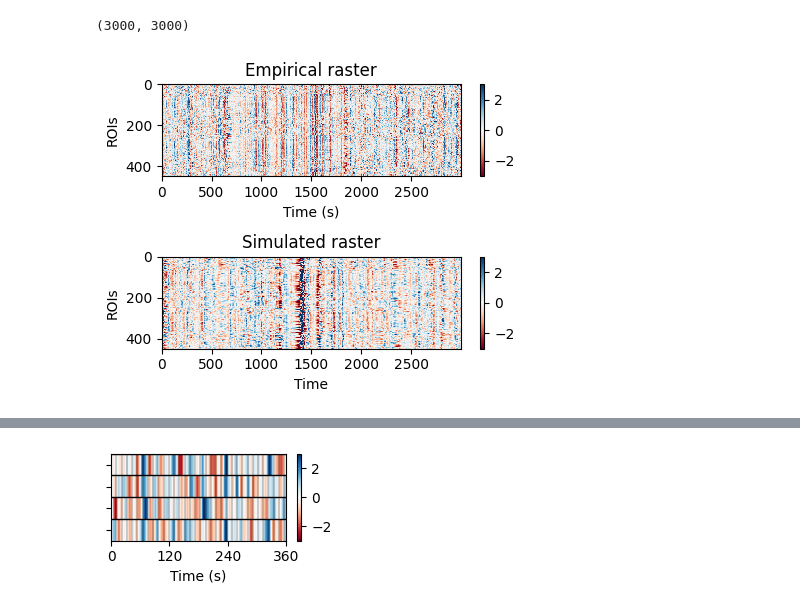
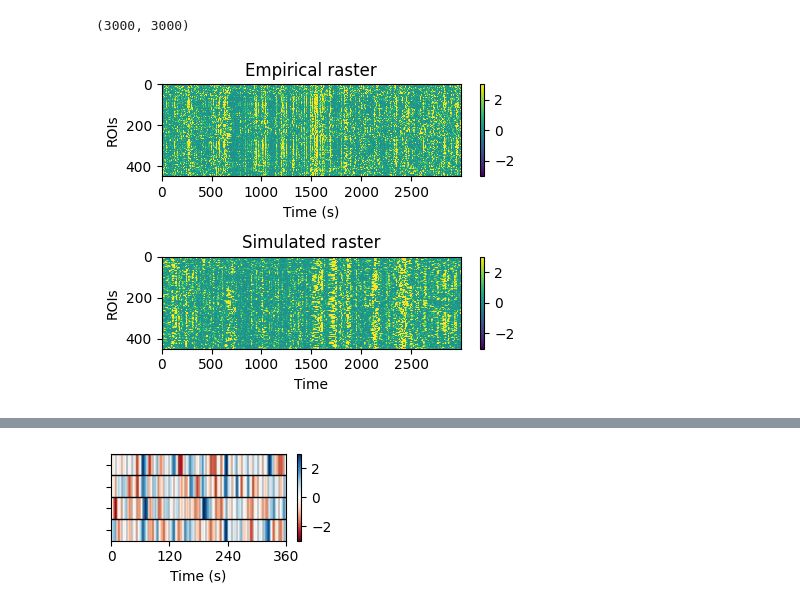
Before and after one commit to grabuffo/BrainStim_ANN_fMRI_HCP, a Jupyter notebook: notebooks/Fit_HCP_data.ipynb, the cells around one changed output, grey strips where cells are left out. Saved outputs shown, nothing was run; the diff lists cells and outputs as text; code cells hidden in the pictures.

```diff
--- a/notebooks/Fit_HCP_data.ipynb
+++ b/notebooks/Fit_HCP_data.ipynb
@@ -294,19 +294,19 @@ dFC_emp.shape
 # %%
 plt.figure(figsize=(4.6,3.6))
 plt.subplot(2,1,1)
 plt.title('Empirical raster')
-plt.imshow(stats.zscore(emp,axis=0)[:,:].T,aspect='auto',vmin=-3,vmax=3,cmap='RdBu',interpolation='nearest')
+plt.imshow((stats.zscore(emp,axis=0)**2).T,aspect='auto',vmin=-3,vmax=3,cmap='viridis',interpolation='nearest')
 plt.colorbar()
 plt.xlabel('Time (s)')
 plt.ylabel('ROIs')
 plt.subplot(2,1,2)
 plt.title('Simulated raster')
-plt.imshow(stats.zscore(sim,axis=0)[:,:].T,aspect='auto',vmin=-3,vmax=3,cmap='RdBu',interpolation='nearest')
+plt.imshow((stats.zscore(sim,axis=0)**2).T,aspect='auto',vmin=-3,vmax=3,cmap='viridis',interpolation='nearest')
 plt.colorbar()
 plt.xlabel('Time')
 plt.ylabel('ROIs')
 #plt.axis('off')
 plt.tight_layout()
 plt.show()
 # %% [output]
-[figure, old version]
+[figure, new version]
```
Also changed, not shown: parts of 2 cells of this notebook.
